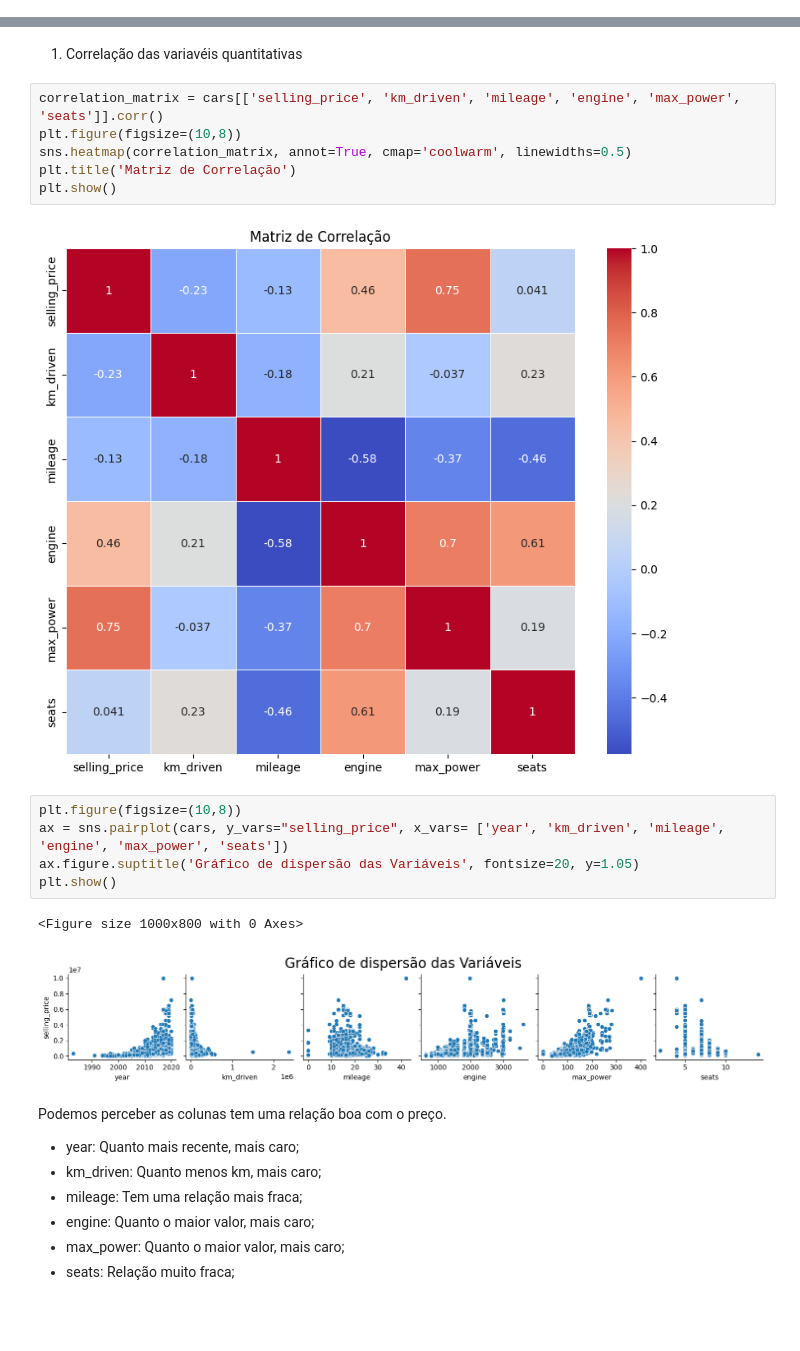
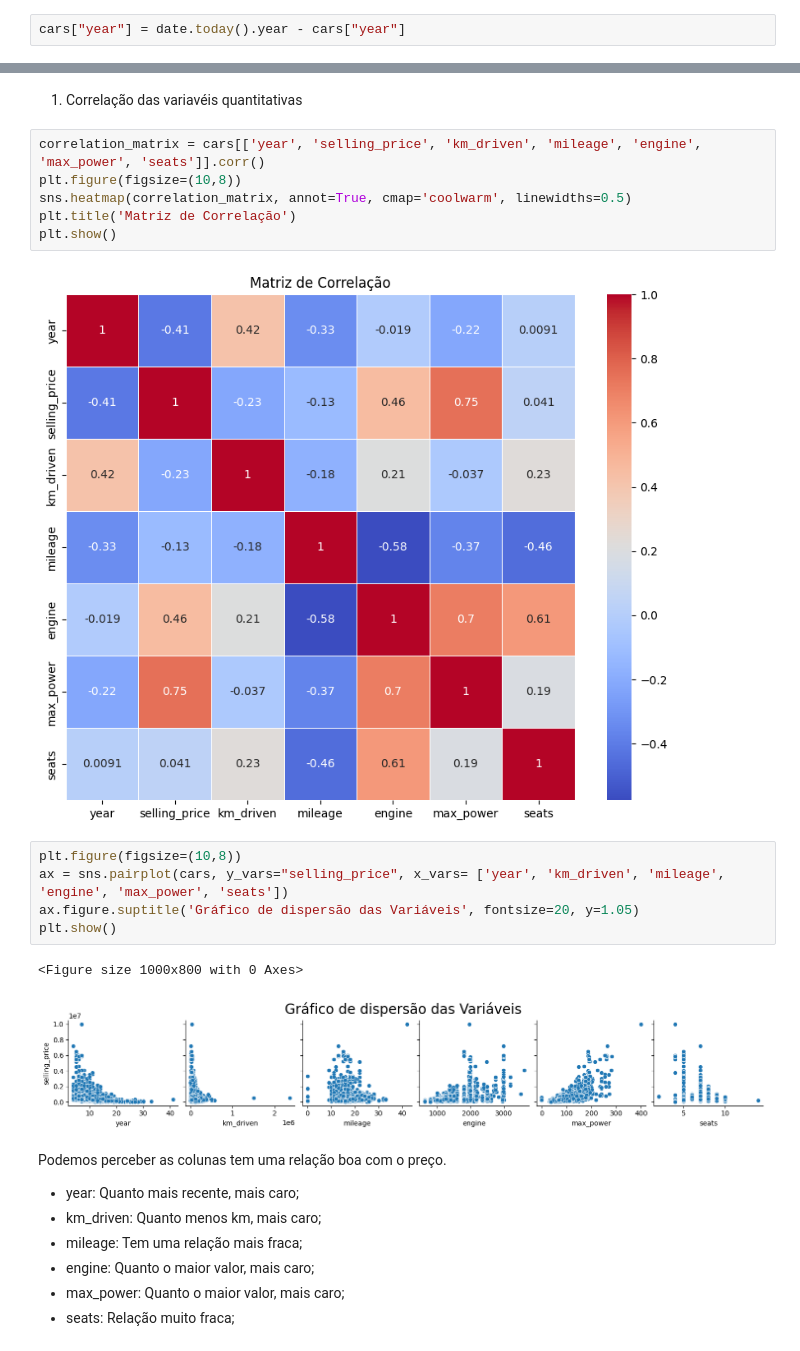
Before and after one commit to FranciscoPGuimaraes/cardekho_regression, a Jupyter notebook: regression.ipynb, the cells around one changed output, grey strips where cells are left out. Cells and saved outputs as stored; diff of their text form; blank space fills up the shorter version.

```diff
--- a/regression.ipynb
+++ b/regression.ipynb
@@ -118,15 +138,17 @@ cars = cars.drop("torque", axis=1)
+# %%
+cars["year"] = date.today().year - cars["year"]
 # %% [markdown]
 - Entendo as informações
 # %% [markdown]
 1. Correlação das variavéis quantitativas
 # %%
-correlation_matrix = cars[['selling_price', 'km_driven', 'mileage', 'engine', 'max_power', 'seats']].corr()
+correlation_matrix = cars[['year', 'selling_price', 'km_driven', 'mileage', 'engine', 'max_power', 'seats']].corr()
 plt.figure(figsize=(10,8))
 sns.heatmap(correlation_matrix, annot=True, cmap='coolwarm', linewidths=0.5)
 plt.title('Matriz de Correlação')
 plt.show()
 # %% [output]
-[figure, old version]
+[figure, new version]
 # %%
 plt.figure(figsize=(10,8))
 ax = sns.pairplot(cars, y_vars="selling_price", x_vars= ['year', 'km_driven', 'mileage', 'engine', 'max_power', 'seats'])
@@ -134,7 +156,7 @@ ax.figure.suptitle('Gráfico de dispersão das Variáveis', fontsize=20, y=1.05)
 plt.show()
 # %% [output]
 <Figure size 1000x800 with 0 Axes>
-[figure, old version]
+[figure, new version]
 # %% [markdown]
 Podemos perceber as colunas tem uma relação boa com o preço.
 - year: Quanto mais recente, mais caro;
```
Also changed, not shown: parts of 46 cells of this notebook, 2 other files.
